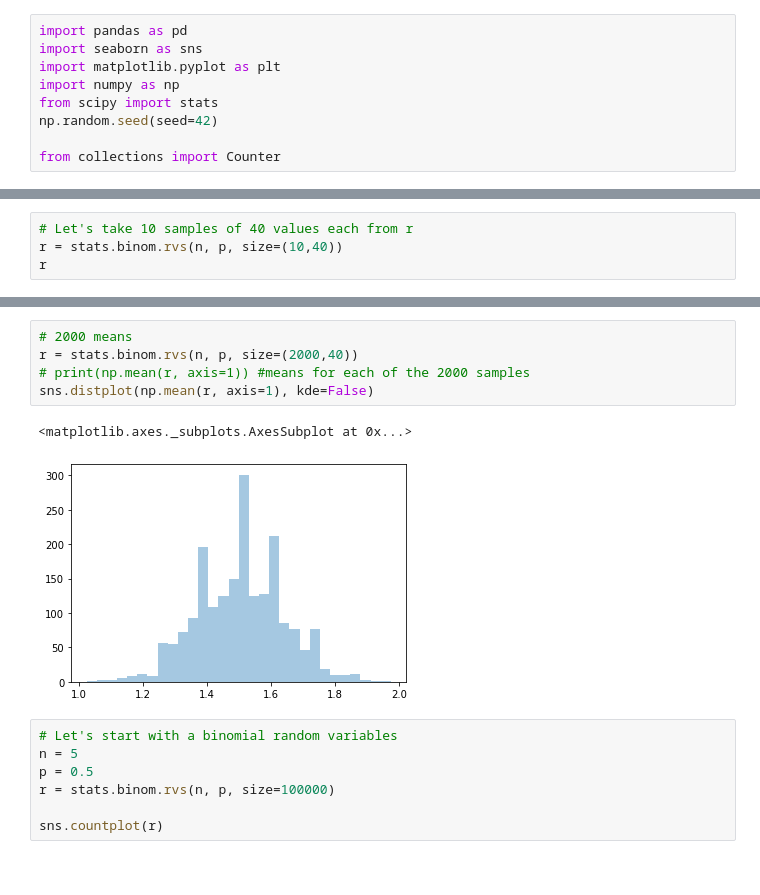
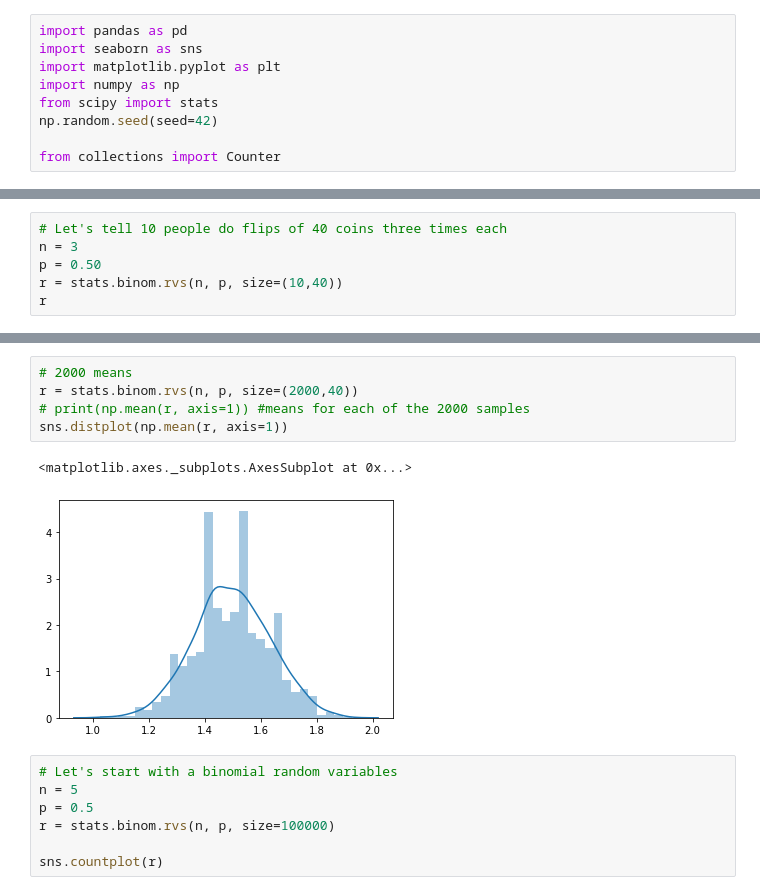
Before and after one commit to seanreed1111/stats-lectures, a Jupyter notebook: STATS-CentralLimitTheorem.ipynb, the cells around one changed output, grey strips where cells are left out. Drawn from its saved outputs; the diff is of its cells as text.

```diff
--- a/STATS-CentralLimitTheorem.ipynb
+++ b/STATS-CentralLimitTheorem.ipynb
@@ -32,5 +32,7 @@ print(f"\n min={np.min(r)}\n max={np.max(r)}\n median={np.median(r)}\n mean={np.
 # %%
-# Let's take 10 samples of 40 values each from r
+# Let's tell 10 people do flips of 40 coins three times each
+n = 3
+p = 0.50
 r = stats.binom.rvs(n, p, size=(10,40))
 r
 # %% [output]
@@ -130,11 +118,11 @@ sns.distplot(np.mean(r, axis=1), kde=False)
 # %%
 # 2000 means
 r = stats.binom.rvs(n, p, size=(2000,40))
 # print(np.mean(r, axis=1)) #means for each of the 2000 samples
-sns.distplot(np.mean(r, axis=1), kde=False)
+sns.distplot(np.mean(r, axis=1))
 # %% [output]
 <matplotlib.axes._subplots.AxesSubplot at 0x...>
-[figure, old version]
+[figure, new version]
 # %%
 # Let's start with a binomial random variables
 n = 5
```
Also changed, not shown: parts of 24 cells of this notebook, 1 other file.
